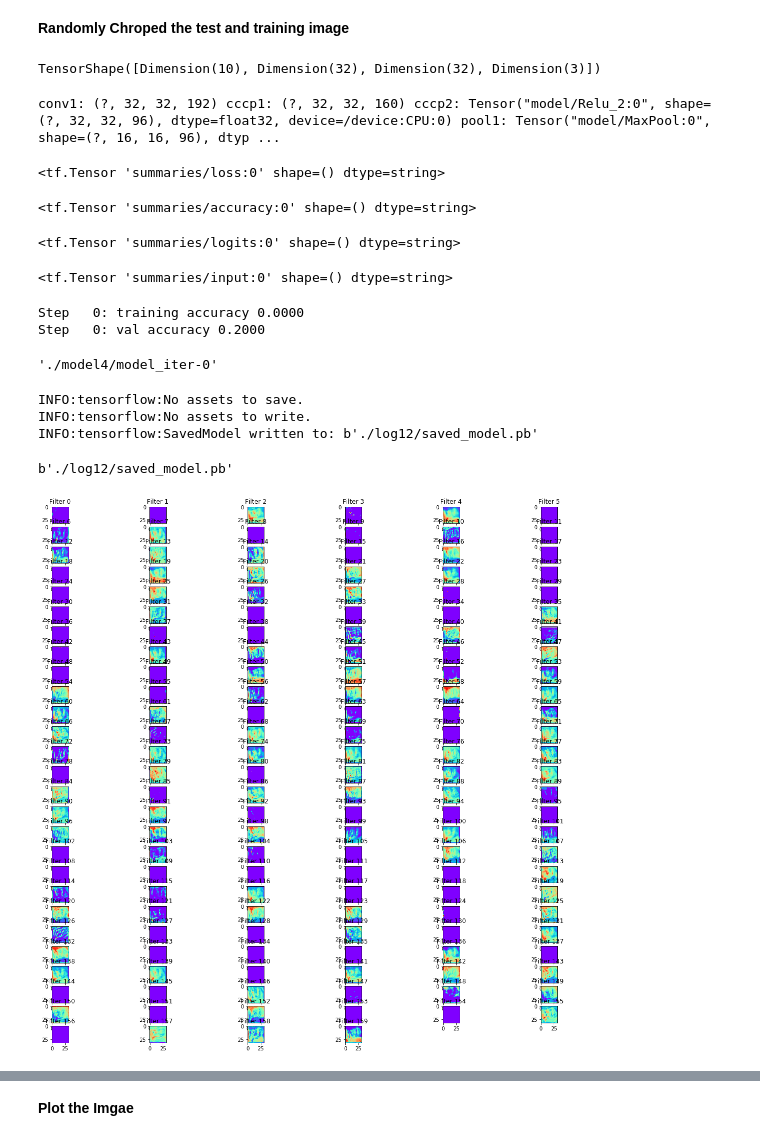
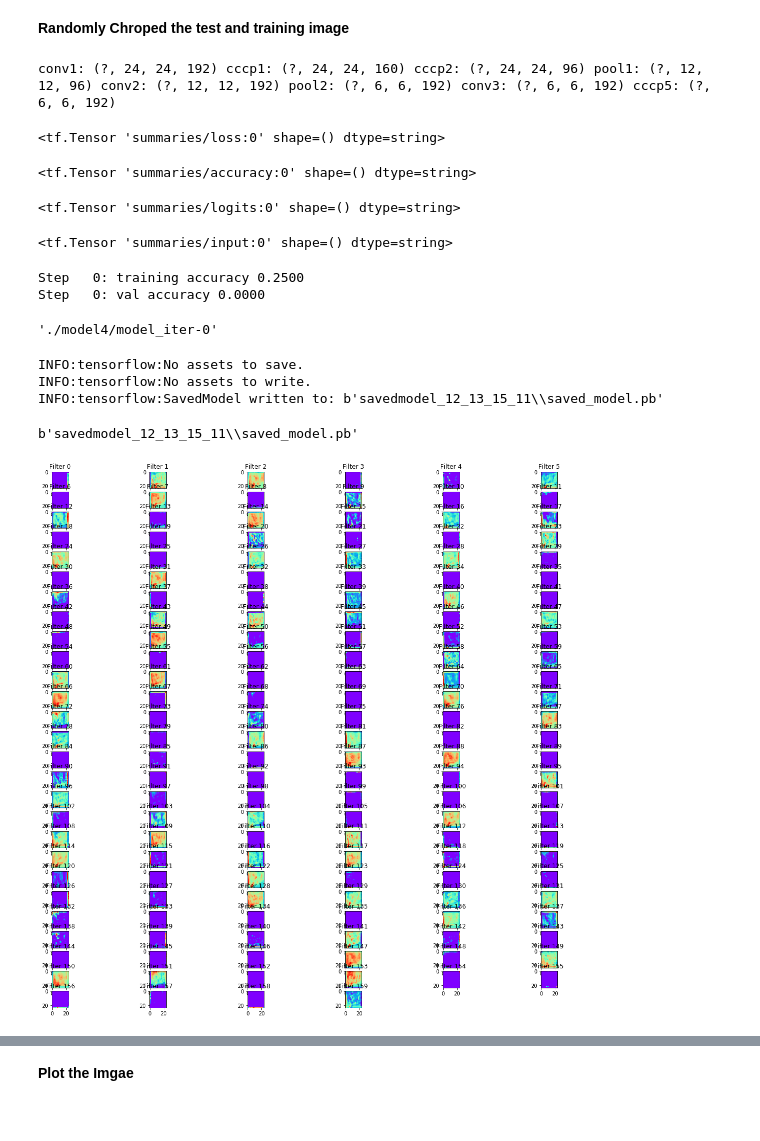
Before and after one commit to maggieshen/cifar10, a Jupyter notebook: part2/Code/NIN_Winnie_Version.ipynb, the cells around one changed output, grey strips where cells are left out. Saved outputs shown, nothing was run; the diff lists cells and outputs as text; code cells hidden in the pictures.

```diff
--- a/part2/Code/NIN_Winnie_Version.ipynb
+++ b/part2/Code/NIN_Winnie_Version.ipynb
@@ -118,0 +121,3 @@ def pre_process(images, training):
+# %%
+from cifar10 import img_size, num_channels, num_classes
+img_size_cropped = 24
@@ -289,3 +306,0 @@ len(images_train)
-# %%
-from cifar10 import img_size, num_channels, num_classes
-img_size_cropped = 32
@@ -301,10 +308,10 @@ num_classes
 now = datetime.now()
 
 dir_name = 'log_{0}_{1}'.format(now.month,now.day)
-export_dir = 'savedmodel_{0}_{1}'.format(now.month,now.day)
+export_dir = 'savedmodel_{0}_{1}_{2}_{3}'.format(now.month,now.day,now.hour,now.second)
 
-batch_size = 128
-num_iterations = 20000
+batch_size = 4
+num_iterations = 20
 opt_method = 'adam'
 
 # Global constants describing the CIFAR-10 data set.
@@ -324,7 +328,3 @@ images_test_chorped = pre_process(images_test,training=False)
-# %%
-images_train_chorped.shape
-# %% [output]
-TensorShape([Dimension(10), Dimension(32), Dimension(32), Dimension(3)])
 # %%
 builder = tf.saved_model.builder.SavedModelBuilder(export_dir)
 
@@ -335,26 +335,31 @@ with tf.Graph().as_default():
     # Get images and labels for CIFAR-10.
     # Force input pipeline to CPU:0 to avoid operations sometimes ending up on
     # GPU and resulting in a slow down.
+
     with tf.device('/cpu:0'):
-
         # We build the model here as before
-        x = tf.placeholder(tf.float32, shape=[None, img_size_cropped, img_size_cropped, num_channels], name='x')
+        x= tf.placeholder(tf.float32, shape=[None,32,32, num_channels], name='x')
         y_true = tf.placeholder(tf.float32, shape=[None, num_classes], name='y_true')
 
+        images = x
+        images = pre_process(images=images, training=True)
+
         with tf.name_scope('model'):
-            logits,h_conv1,h_cccp1,h_cccp2,h_pool1,h_conv2,h_pool2,h_conv3,h_cccp5 = compute_logits(x)
+            logits,conv1,cccp1,cccp2,pool1,conv2,pool2,cccp3,cccp4,conv3,cccp5,cccp6,pool3 = compute_logits(images)
+
             print('conv1:',h_conv1.shape,
                   'cccp1:',h_cccp1.shape,
-                  'cccp2:',h_cccp2,
-                  'pool1:',h_pool1,
-                  'conv2:',h_conv2,
-                  'pool2:',h_pool2,
-                  'conv3:',h_conv3,
-                  'cccp5:',h_cccp5)
+                  'cccp2:',h_cccp2.shape,
+                  'pool1:',h_pool1.shape,
+                  'conv2:',h_conv2.shape,
+                  'pool2:',h_pool2.shape,
+                  'conv3:',h_conv3.shape,
+                  'cccp5:',h_cccp5.shape)
         with tf.name_scope('loss'):
             loss = compute_cross_entropy(logits=logits, y=y_true)
         with tf.name_scope('accuracy'):
-            accuracy = compute_accuracy(logits, y_true)
+            accuracy = compute_accuracy(logits=logits, y=y_true)
+
 
         with tf.name_scope('opt'):
             if opt_method == 'sgd':
@@ -372,7 +377,7 @@ with tf.Graph().as_default():
             # create summary for logits
             tf.summary.histogram('logits', logits)
             # create summary for input image
-            tf.summary.image('input', tf.reshape(x, [-1,img_size_cropped,img_size_cropped, num_channels]))
+            tf.summary.image('input', tf.reshape(images, [-1,img_size_cropped,img_size_cropped, num_channels]))
             summary_op = tf.summary.merge_all()
 
         saver = tf.train.Saver()    ##Save the model
@@ -410,18 +415,18 @@ with tf.Graph().as_default():
         builder.add_meta_graph_and_variables(sess,["foo-tag"])
 builder.save()
 # %% [output]
-conv1: (?, 32, 32, 192) cccp1: (?, 32, 32, 160) cccp2: Tensor("model/Relu_2:0", shape=(?, 32, 32, 96), dtype=float32, device=/device:CPU:0) pool1: Tensor("model/MaxPool:0", shape=(?, 16, 16, 96), dtyp ...
+conv1: (?, 24, 24, 192) cccp1: (?, 24, 24, 160) cccp2: (?, 24, 24, 96) pool1: (?, 12, 12, 96) conv2: (?, 12, 12, 192) pool2: (?, 6, 6, 192) conv3: (?, 6, 6, 192) cccp5: (?, 6, 6, 192)
 <tf.Tensor 'summaries/loss:0' shape=() dtype=string>
 <tf.Tensor 'summaries/accuracy:0' shape=() dtype=string>
 <tf.Tensor 'summaries/logits:0' shape=() dtype=string>
 <tf.Tensor 'summaries/input:0' shape=() dtype=string>
-Step   0: training accuracy 0.0000
-Step   0: val accuracy 0.2000
+Step   0: training accuracy 0.2500
+Step   0: val accuracy 0.0000
 './model4/model_iter-0'
 INFO:tensorflow:No assets to save.
 INFO:tensorflow:No assets to write.
-INFO:tensorflow:SavedModel written to: b'./log12/saved_model.pb'
+INFO:tensorflow:SavedModel written to: b'savedmodel_12_13_15_11\\saved_model.pb'
-b'./log12/saved_model.pb'
+b'savedmodel_12_13_15_11\\saved_model.pb'
 # %%
 def getActivations(sess,layer_name,image_name):
     units = sess.run(layer_name,feed_dict={x:image_name})
@@ -438,6 +443,6 @@ def plotNNFilter(units):
         plt.title('Filter ' + str(i))
         plt.imshow(units[0,:,:,i], interpolation="nearest", cmap="rainbow")
 # %%
-getActivations(sess,h_cccp1,images_test)
+getActivations(sess,cccp1,images_test)
 # %% [output]
-[figure, old version]
+[figure, new version]
```
Also changed, not shown: parts of 13 cells of this notebook.
